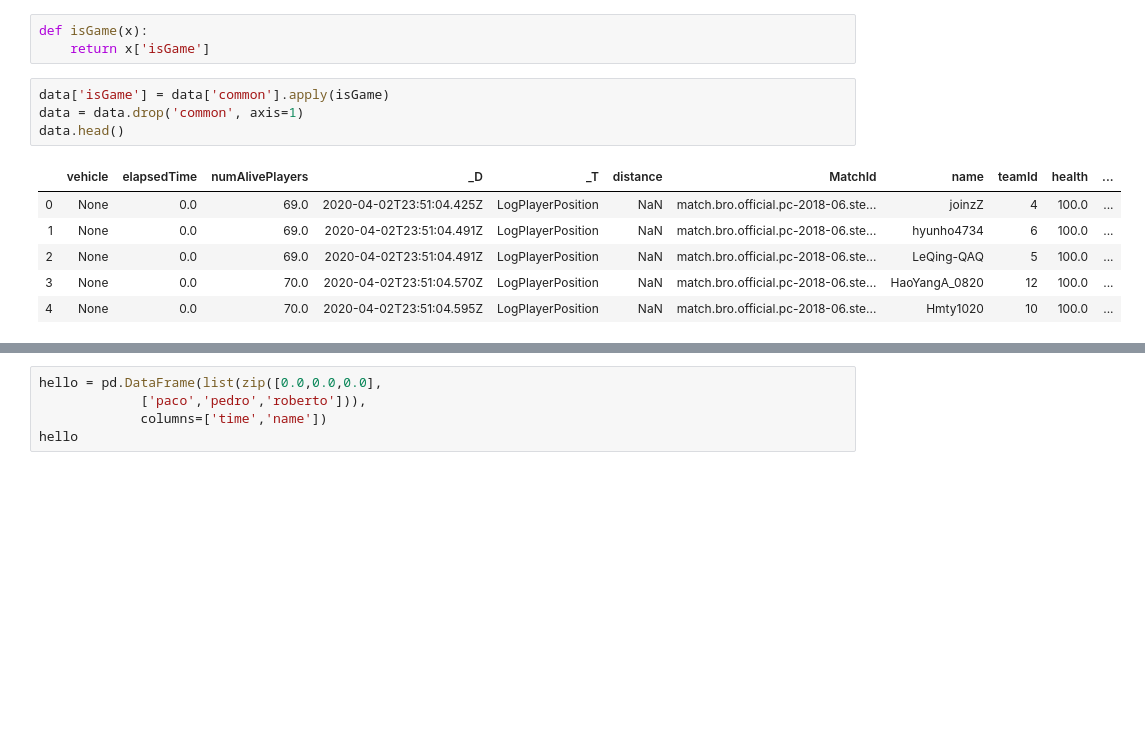
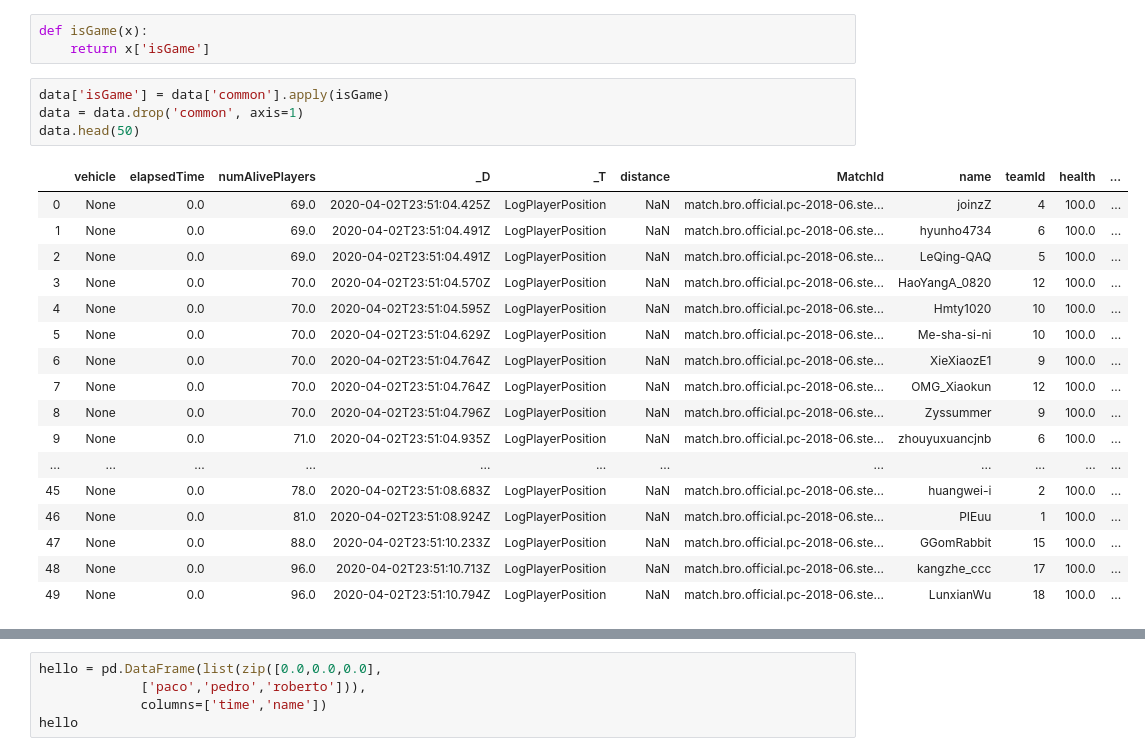
Before and after one commit to valerii-ginak/PUBG_Capstone, a Jupyter notebook: extract_transform_(loadsomeday).ipynb, the cells around one changed output, grey strips where cells are left out. Saved outputs shown, nothing was run; the diff lists cells and outputs as text; blank space fills up the shorter version.

```diff
--- a/extract_transform_(loadsomeday).ipynb
+++ b/extract_transform_(loadsomeday).ipynb
@@ -277,11 +277,22 @@ def isGame(x):
 # %%
 data['isGame'] = data['common'].apply(isGame)
 data = data.drop('common', axis=1)
-data.head()
+data.head(50)
 # %% [output]
 |  | vehicle | elapsedTime | numAlivePlayers | _D | _T | distance | MatchId | name | teamId | health | ... |
 | 0 | None | 0.0 | 69.0 | 2020-04-02T23:51:04.425Z | LogPlayerPosition | NaN | match.bro.official.pc-2018-06.ste... | joinzZ | 4 | 100.0 | ... |
 | 1 | None | 0.0 | 69.0 | 2020-04-02T23:51:04.491Z | LogPlayerPosition | NaN | match.bro.official.pc-2018-06.ste... | hyunho4734 | 6 | 100.0 | ... |
 | 2 | None | 0.0 | 69.0 | 2020-04-02T23:51:04.491Z | LogPlayerPosition | NaN | match.bro.official.pc-2018-06.ste... | LeQing-QAQ | 5 | 100.0 | ... |
 | 3 | None | 0.0 | 70.0 | 2020-04-02T23:51:04.570Z | LogPlayerPosition | NaN | match.bro.official.pc-2018-06.ste... | HaoYangA_0820 | 12 | 100.0 | ... |
 | 4 | None | 0.0 | 70.0 | 2020-04-02T23:51:04.595Z | LogPlayerPosition | NaN | match.bro.official.pc-2018-06.ste... | Hmty1020 | 10 | 100.0 | ... |
+| 5 | None | 0.0 | 70.0 | 2020-04-02T23:51:04.629Z | LogPlayerPosition | NaN | match.bro.official.pc-2018-06.ste... | Me-sha-si-ni | 10 | 100.0 | ... |
+| 6 | None | 0.0 | 70.0 | 2020-04-02T23:51:04.764Z | LogPlayerPosition | NaN | match.bro.official.pc-2018-06.ste... | XieXiaozE1 | 9 | 100.0 | ... |
+| 7 | None | 0.0 | 70.0 | 2020-04-02T23:51:04.764Z | LogPlayerPosition | NaN | match.bro.official.pc-2018-06.ste... | OMG_Xiaokun | 12 | 100.0 | ... |
+| 8 | None | 0.0 | 70.0 | 2020-04-02T23:51:04.796Z | LogPlayerPosition | NaN | match.bro.official.pc-2018-06.ste... | Zyssummer | 9 | 100.0 | ... |
+| 9 | None | 0.0 | 71.0 | 2020-04-02T23:51:04.935Z | LogPlayerPosition | NaN | match.bro.official.pc-2018-06.ste... | zhouyuxuancjnb | 6 | 100.0 | ... |
+| ... | ... | ... | ... | ... | ... | ... | ... | ... | ... | ... | ... |
+| 45 | None | 0.0 | 78.0 | 2020-04-02T23:51:08.683Z | LogPlayerPosition | NaN | match.bro.official.pc-2018-06.ste... | huangwei-i | 2 | 100.0 | ... |
+| 46 | None | 0.0 | 81.0 | 2020-04-02T23:51:08.924Z | LogPlayerPosition | NaN | match.bro.official.pc-2018-06.ste... | PIEuu | 1 | 100.0 | ... |
+| 47 | None | 0.0 | 88.0 | 2020-04-02T23:51:10.233Z | LogPlayerPosition | NaN | match.bro.official.pc-2018-06.ste... | GGomRabbit | 15 | 100.0 | ... |
+| 48 | None | 0.0 | 96.0 | 2020-04-02T23:51:10.713Z | LogPlayerPosition | NaN | match.bro.official.pc-2018-06.ste... | kangzhe_ccc | 17 | 100.0 | ... |
+| 49 | None | 0.0 | 96.0 | 2020-04-02T23:51:10.794Z | LogPlayerPosition | NaN | match.bro.official.pc-2018-06.ste... | LunxianWu | 18 | 100.0 | ... |
```
Also changed, not shown: parts of 3 cells of this notebook.
